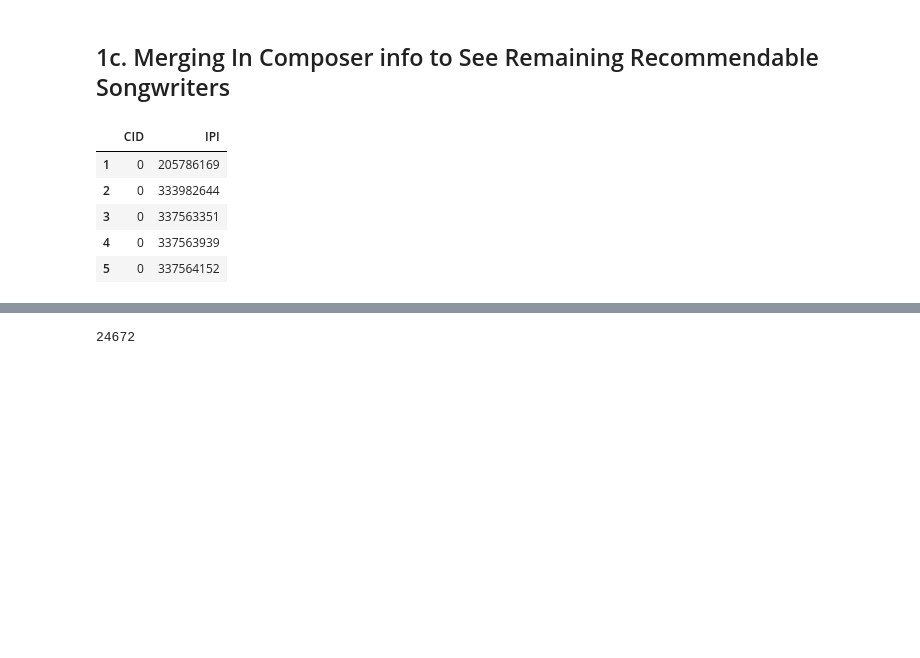
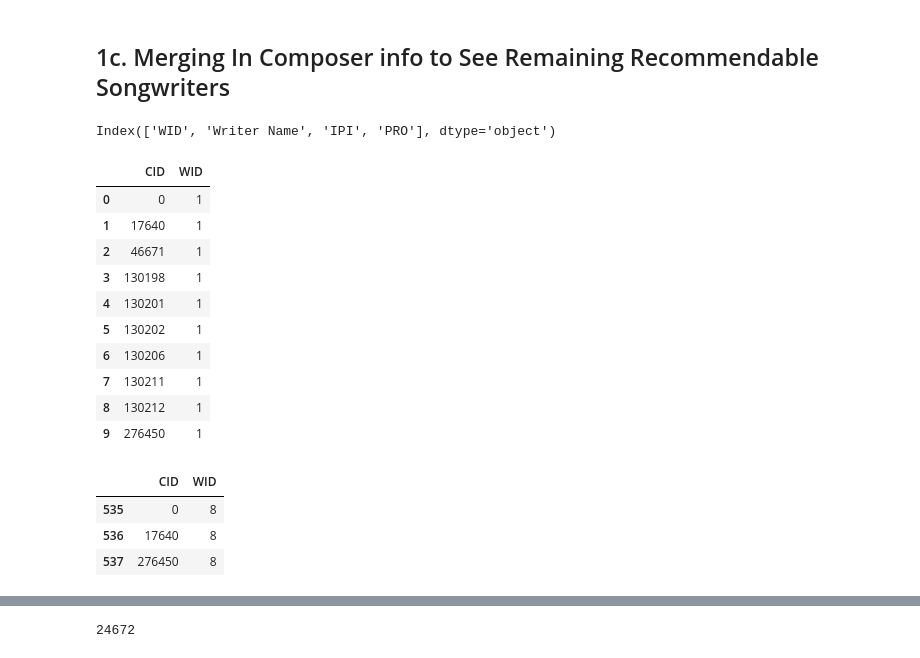
Before and after one commit to jonjohnsontc/songwriter-graph, a Jupyter notebook: notebooks/vi_preprocessing_new_data.ipynb, the cells around one changed output, grey strips where cells are left out. Cells and saved outputs as stored; diff of their text form; code cells hidden in the pictures; blank space fills up the shorter version.

```diff
--- a/notebooks/vi_preprocessing_new_data.ipynb
+++ b/notebooks/vi_preprocessing_new_data.ipynb
@@ -275,15 +274,31 @@ memory usage: 18.3+ MB
 # %%
 cw_lookup = pd.read_csv('../data/cw_lookup.csv', index_col=0)
 writers = pd.read_csv('../data/writers.csv', index_col=0)
+# %%
+writers.columns
+# %% [output]
+Index(['WID', 'Writer Name', 'IPI', 'PRO'], dtype='object')
 # %%
-cw_lookup.head()
+cw_lookup.head(10)
 # %% [output]
-|  | CID | IPI |
-| 1 | 0 | 205786169 |
-| 2 | 0 | 333982644 |
-| 3 | 0 | 337563351 |
-| 4 | 0 | 337563939 |
-| 5 | 0 | 337564152 |
+|  | CID | WID |
+| 0 | 0 | 1 |
+| 1 | 17640 | 1 |
+| 2 | 46671 | 1 |
+| 3 | 130198 | 1 |
+| 4 | 130201 | 1 |
+| 5 | 130202 | 1 |
+| 6 | 130206 | 1 |
+| 7 | 130211 | 1 |
+| 8 | 130212 | 1 |
+| 9 | 276450 | 1 |
+# %%
+cw_lookup[cw_lookup['WID']== 8]
+# %% [output]
+|  | CID | WID |
+| 535 | 0 | 8 |
+| 536 | 17640 | 8 |
+| 537 | 276450 | 8 |
 # %%
 matched_w_CID = matched_tracks_df.merge(cw_lookup,
                                         on='CID')
```
Also changed, not shown: parts of 47 cells of this notebook, 12 other files.
